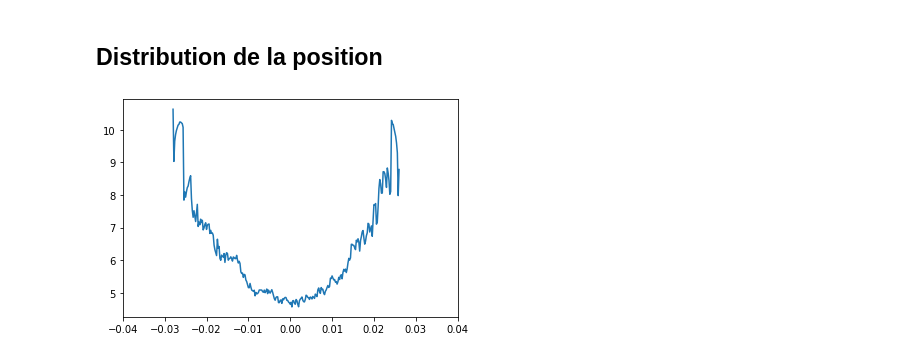
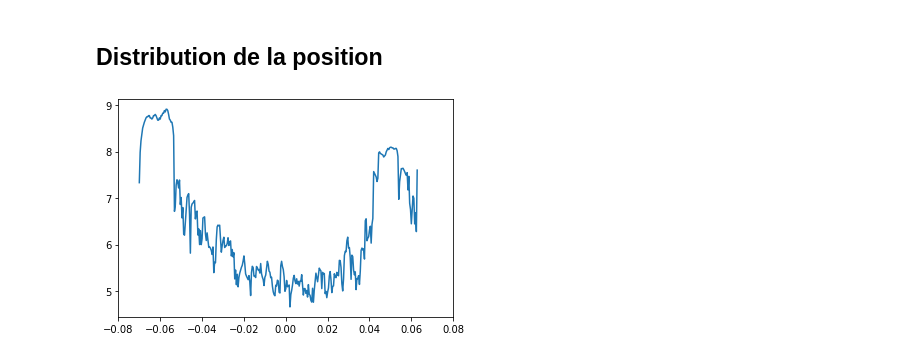
Before and after one commit to xif-fr/BrownianMotion, a Jupyter notebook: main.ipynb, the cells around one changed output. Saved outputs shown, nothing was run; the diff lists cells and outputs as text; code cells hidden in the pictures.

```diff
--- a/main.ipynb
+++ b/main.ipynb
@@ -361,27 +351,32 @@ simul.reset_series("part_vx")
 simul.reset_series("part_vy")
 simul.reset_series("Ecin")
 simul.reset_series("Epot")
-simul["well_k"] = 1e4
+simul["well_k"] = 1e3
 simul.reset_series("xdist")
 simul.reset_series("rdist")
+simul['part_T'] = 0
+simul['part_T_samples'] = 0
 simul.explicit_unlock()
 sstart = 0
 sstop = -1
 # %%
 (acc, samples) = simul["xdist"]
 xdist = acc/samples
 xdist_max = simul["xdist_max"]
 x = np.linspace(-xdist_max,xdist_max,len(xdist))
-plt.plot(x, -np.log(xdist))
-plt.xlim((-0.04,0.04))
+with np.errstate(divide='ignore'):
+    U_kT = -np.log(xdist)
+plt.plot(x, U_kT)
+plt.xlim((-xdist_max,xdist_max))
+
 if do_save:
     plt.savefig(savepath+"/xdistr.pdf")
     pd.DataFrame({
         'x': x,
         'proba': xdist,
     }).to_csv(savepath+"/xdistr.csv", index=False, float_format='%.10e')
 # %% [output]
-[figure, old version]
+[figure, new version]
 # %%
 (acc, samples) = simul["rdist"]
 rdist = acc/samples
```
Also changed, not shown: parts of 16 cells of this notebook, 6 other files.
